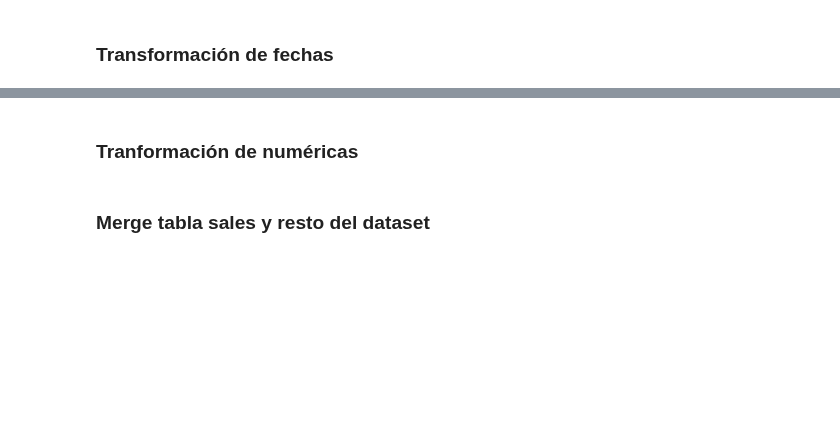
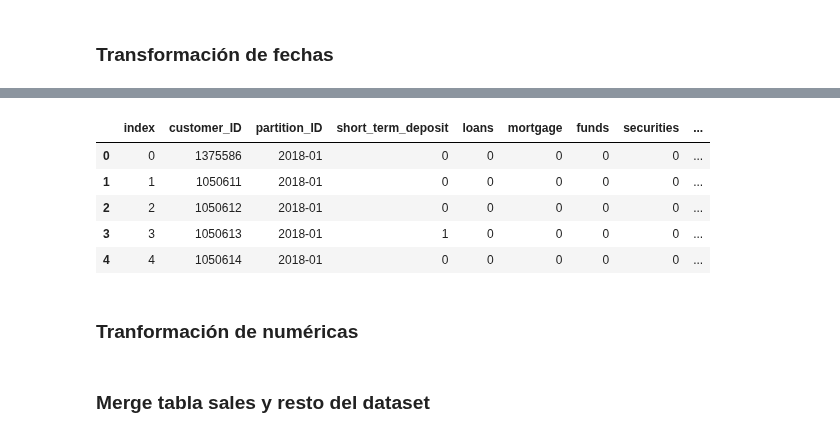
Before and after one commit to RicardColomOrero/easymoney, a Jupyter notebook: Easymoney.ipynb, the cells around one changed output, grey strips where cells are left out. Saved outputs shown, nothing was run; the diff lists cells and outputs as text; code cells hidden in the pictures; blank space fills up the shorter version.

```diff
--- a/Easymoney.ipynb
+++ b/Easymoney.ipynb
@@ -1252,0 +1218,3 @@ df1['entry_channel'].fillna(value='ZZZ',inplace=True)
+# %%
+# Renombrar columnas para alinear el naming, por ejemplo variable cid como "client_ID", pk_sale como "sale_ID"
+df_customer_products.rename({"pk_cid": "customer_ID","pk_partition": "partition_ID"},axis='columns',inplace = True)
@@ -1253 +1236,5 @@ df1['entry_channel'].fillna(value='ZZZ',inplace=True)
+# %%
+# Eliminamos valores nulos de "payroll" y "pension_plan"
+
+df_customer_products.dropna(subset = ['pension_plan'], inplace = True)
 # %%
@@ -1273,2 +1268,4 @@ dtype: int64
+# %%
+df_customer_products.reset_index(inplace=True)
 # %% [markdown]
 ### Transformación de fechas
@@ -1303,3 +1304,20 @@ df1.head()
+# %%
+
+# Extraemos año, mes y trimestre de partition ID
+df_customer_products['partition_date'] = pd.to_datetime(df_customer_products['partition_ID'])
+
+df_customer_products['partition_year'] = df_customer_products['partition_date'].dt.year
+df_customer_products['partition_month'] = df_customer_products['partition_date'].dt.month
+df_customer_products['partition_quarter'] = df_customer_products['partition_date'].dt.quarter
+# %%
+df_customer_products.head()
+# %% [output]
+|  | index | customer_ID | partition_ID | short_term_deposit | loans | mortgage | funds | securities | ... |
+| 0 | 0 | 1375586 | 2018-01 | 0 | 0 | 0 | 0 | 0 | ... |
+| 1 | 1 | 1050611 | 2018-01 | 0 | 0 | 0 | 0 | 0 | ... |
+| 2 | 2 | 1050612 | 2018-01 | 0 | 0 | 0 | 0 | 0 | ... |
+| 3 | 3 | 1050613 | 2018-01 | 1 | 0 | 0 | 0 | 0 | ... |
+| 4 | 4 | 1050614 | 2018-01 | 0 | 0 | 0 | 0 | 0 | ... |
 # %% [markdown]
 ### Tranformación de numéricas
 # %%
```
Also changed, not shown: parts of 104 cells of this notebook.
